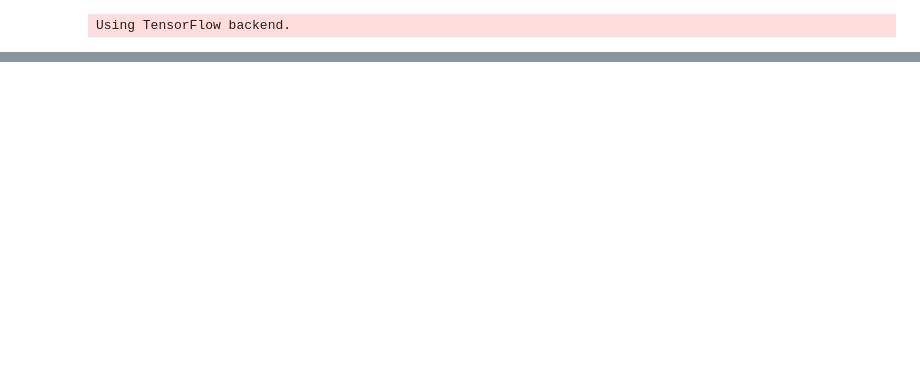
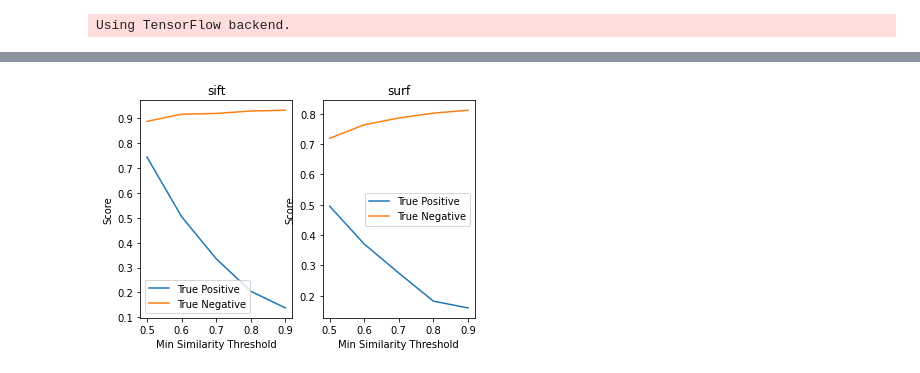
Before and after one commit to MulongXie/UIED-Cross-Platform, a Jupyter notebook: evaluation.ipynb, the cells around one changed output, grey strips where cells are left out. Cells and saved outputs as stored; diff of their text form; code cells hidden in the pictures; blank space fills up the shorter version.

```diff
--- a/evaluation.ipynb
+++ b/evaluation.ipynb
@@ -99,0 +152,8 @@ draw_correctness_curve(cor_dhash, 'dhash')
+# %%
+plt.subplot(1, 2, 1)
+draw_correctness_curve(correctness['sift'], 'sift')
+plt.subplot(1, 2, 2)
+draw_correctness_curve(correctness['surf'], 'surf')
+plt.savefig('b.png')
+# %% [output]
+[figure, added]
```
Also changed, not shown: parts of 7 cells of this notebook.
